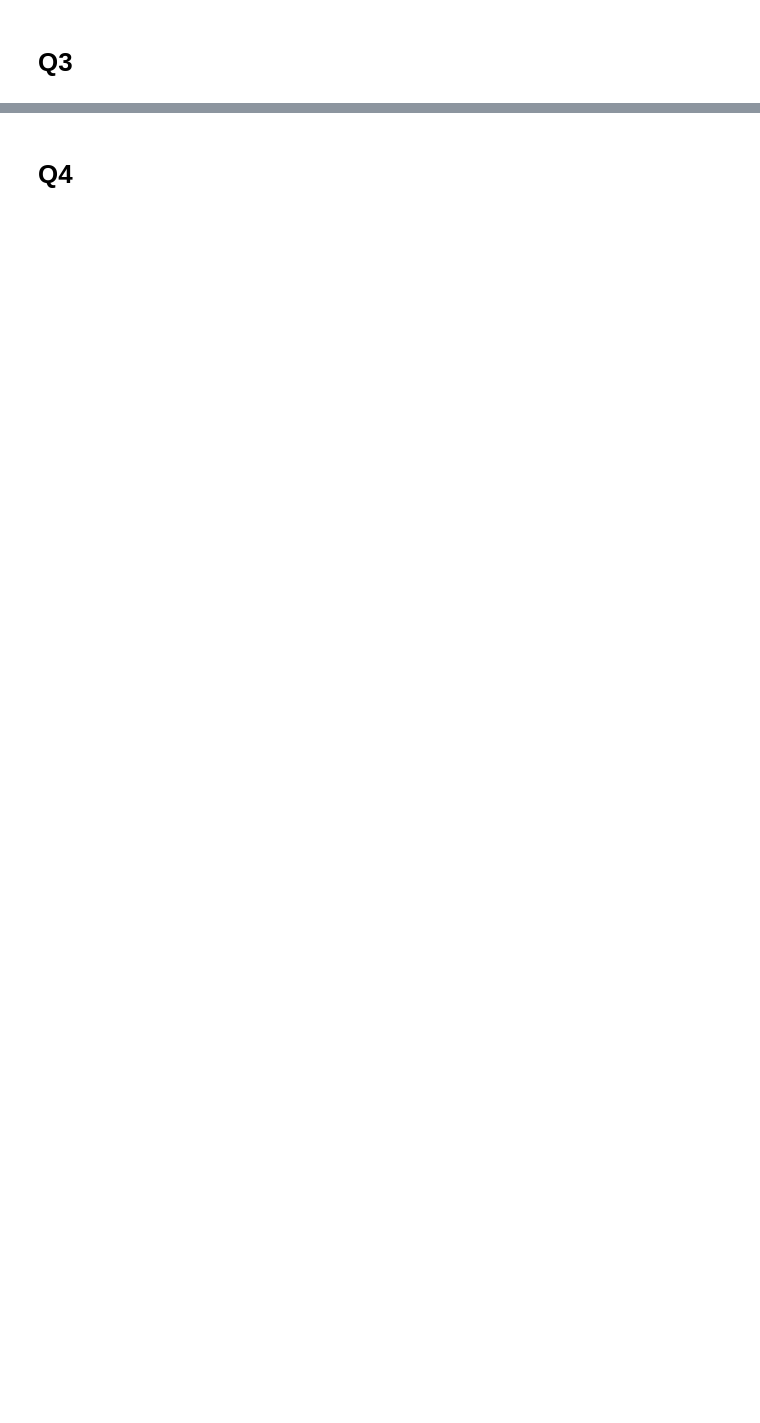
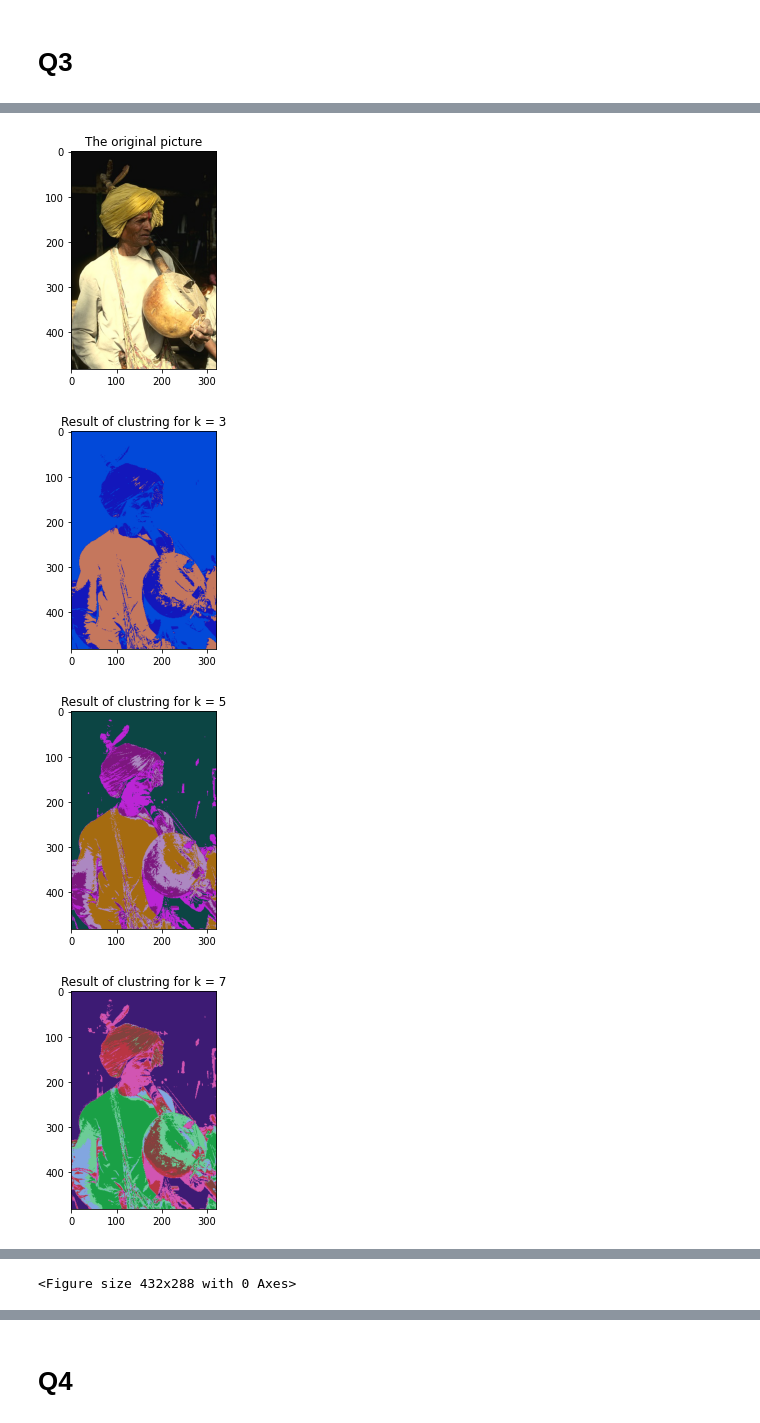
Before and after one commit to ahmedabdelkabier/PR-2-Image_segmentation, a Jupyter notebook: Image_Segmentation_.ipynb, the cells around one changed output, grey strips where cells are left out. Cells and saved outputs as stored; diff of their text form; code cells hidden in the pictures; blank space fills up the shorter version.

```diff
--- a/Image_Segmentation_.ipynb
+++ b/Image_Segmentation_.ipynb
@@ -113,0 +135,13 @@ visualization(test_imgs , test_gt)
+# %%
+def Kmeans_clustring(test_iamges):
+  k_values = [3 , 5 , 7 , 9 , 11]
+  clustered_images = []
+
+  for k in k_values:
+    for i in range(3):              #for 3 samples only
+      image = test_iamges[num_pixels * i : num_pixels + (num_pixels * i)]
+      clustring = KMeans(n_clusters= k , random_state=0).fit(image)
+      colored_image = coloring_images(clustring.labels_ , image , k)
+      clustered_images.append(colored_image)
+
+  return clustered_images
@@ -113,0 +164,2 @@ visualization(test_imgs , test_gt)
+# %%
+clustred_image = Kmeans_clustring(test_imgs)
@@ -113,0 +182,29 @@ visualization(test_imgs , test_gt)
+# %%
+plt.imshow(test_imgs[num_pixels * 1 : num_pixels + (num_pixels * 1)].reshape(481 , 321 , 3));
+plt.title("The original picture")
+plt.figure();
+
+plt.imshow(clustred_image[1].reshape(481 , 321 , 3));
+plt.title("Result of clustring for k = 3")
+plt.figure();
+
+plt.imshow(clustred_image[4].reshape(481 , 321 , 3));
+plt.title("Result of clustring for k = 5")
+plt.figure();
+
+plt.imshow(clustred_image[7].reshape(481 , 321 , 3));
+plt.title("Result of clustring for k = 7")
+plt.figure();
+
+plt.imshow(clustred_image[10].reshape(481 , 321 , 3));
+plt.title("Result of clustring for k = 9")
+plt.figure();
+
+plt.imshow(clustred_image[13].reshape(481 , 321 , 3));
+plt.title("Result of clustring for k = 11")
+plt.figure();
+# %% [output]
+[figure, added]
+[figure, added]
+[figure, added]
+[figure, added]
@@ -113,0 +213 @@ visualization(test_imgs , test_gt)
+<Figure size 432x288 with 0 Axes>
```
Also changed, not shown: parts of 14 cells of this notebook.
